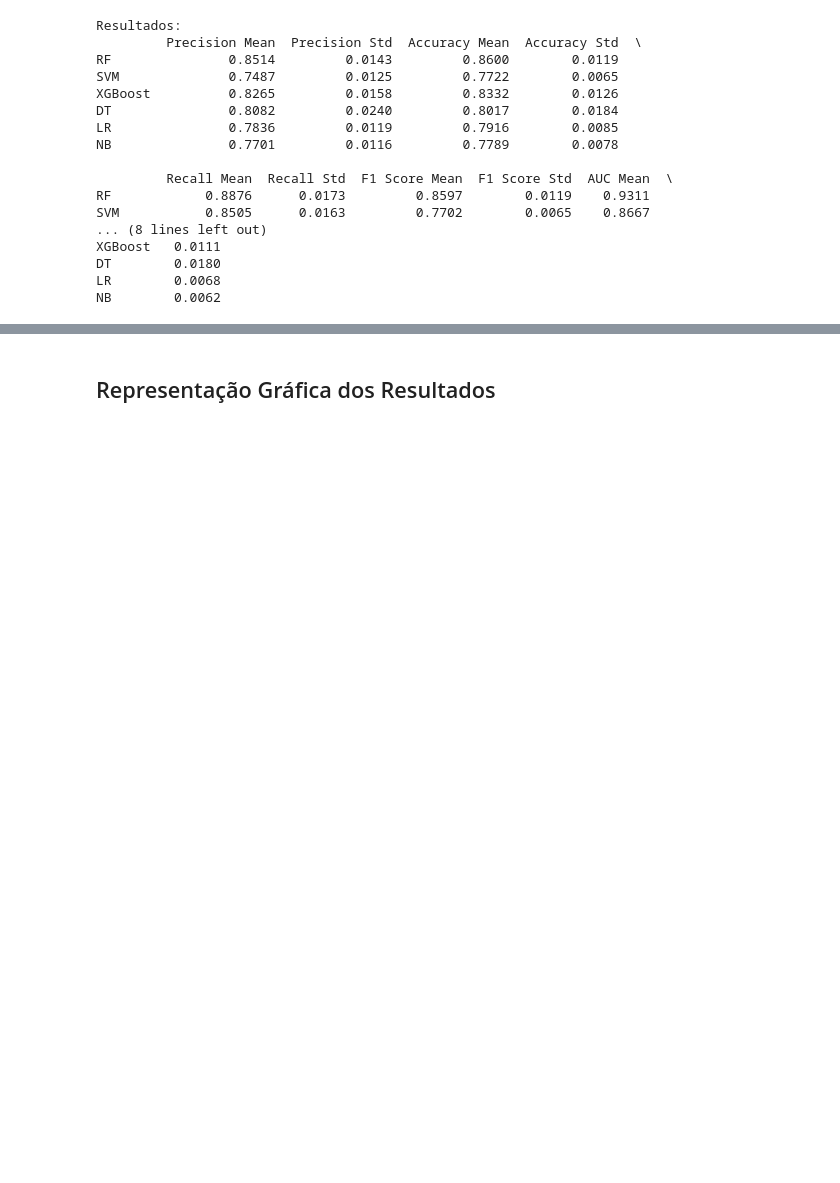
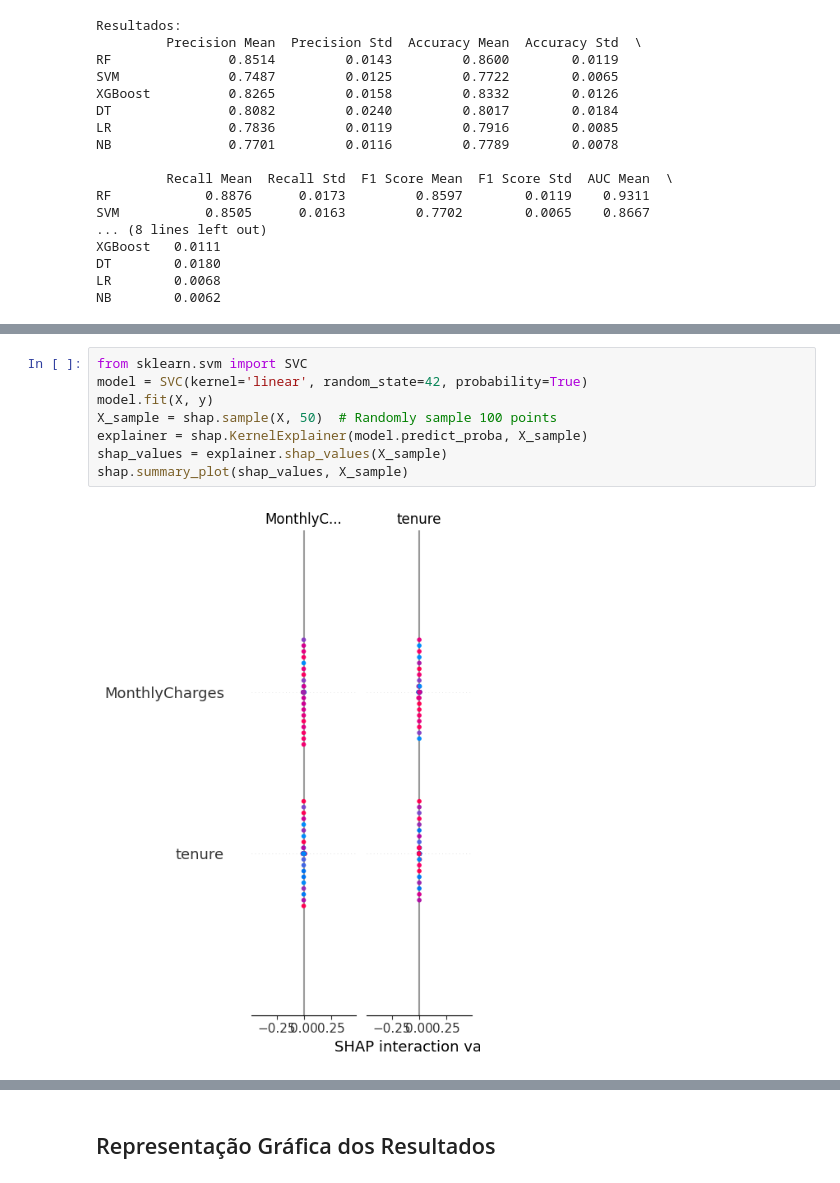
Before and after one commit to FranGoncal/ProjetoLEI, a Jupyter notebook: ibm_only.ipynb, the cells around one changed output, grey strips where cells are left out. Cells and saved outputs as stored; diff of their text form; blank space fills up the shorter version.

```diff
--- a/ibm_only.ipynb
+++ b/ibm_only.ipynb
@@ -1053,0 +1101,10 @@ NB        0.0062
+# %%
+from sklearn.svm import SVC
+model = SVC(kernel='linear', random_state=42, probability=True)
+model.fit(X, y)
+X_sample = shap.sample(X, 50)  # Randomly sample 100 points
+explainer = shap.KernelExplainer(model.predict_proba, X_sample)
+shap_values = explainer.shap_values(X_sample)
+shap.summary_plot(shap_values, X_sample)
+# %% [output]
+[figure, added]
```
Also changed, not shown: parts of 21 cells of this notebook, 1 other file.
